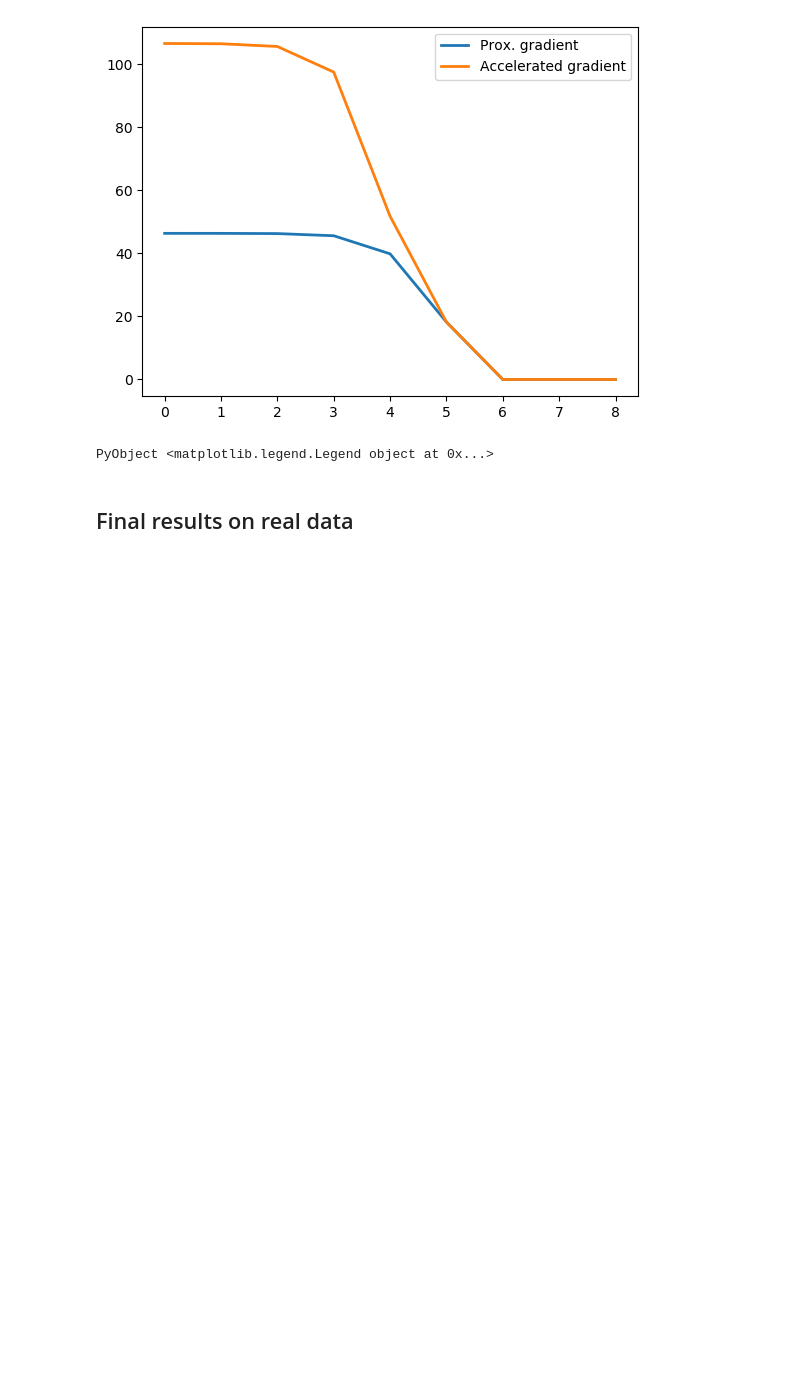
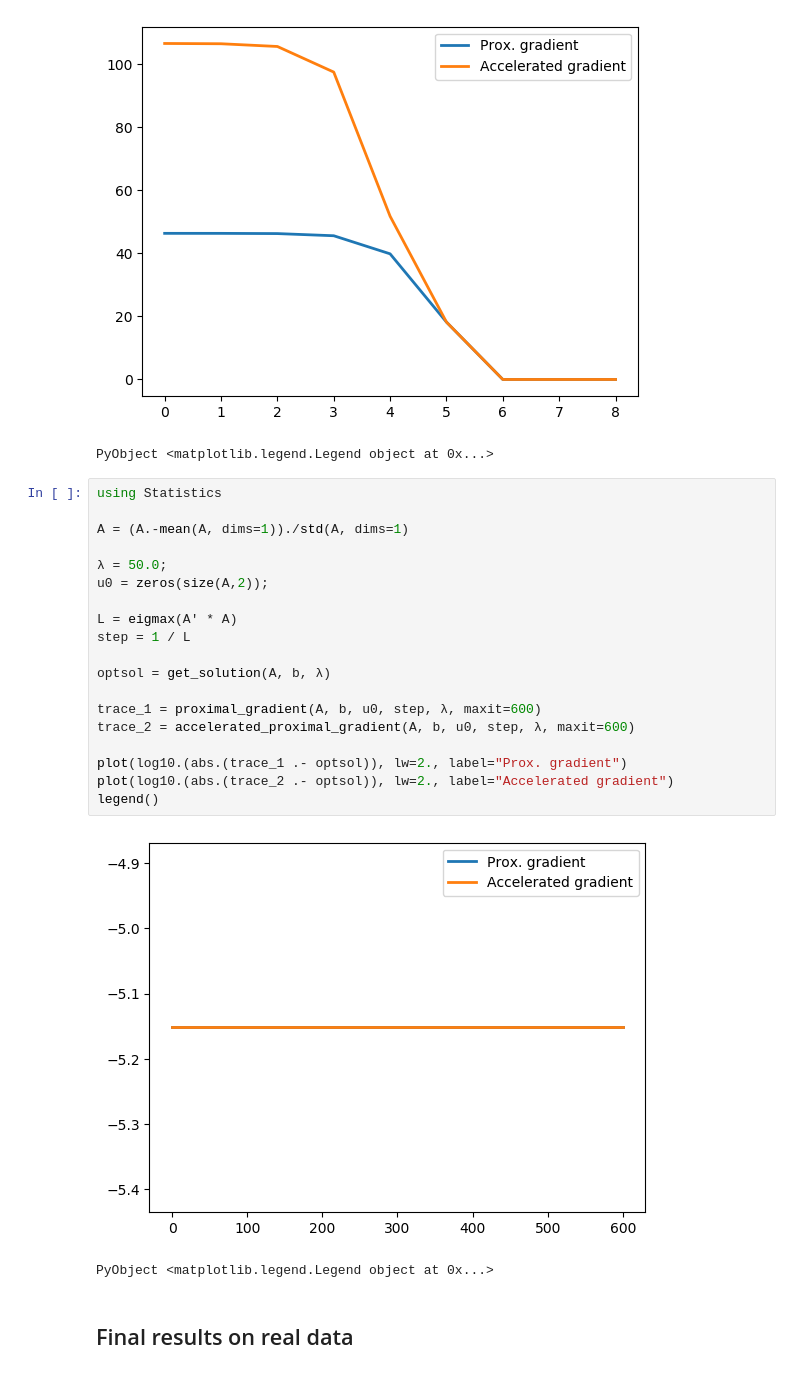
Before and after one commit to mzaffran/proximal_methods, a Jupyter notebook: proximal_gradient.ipynb, the cells around one changed output. Saved outputs shown, nothing was run; the diff lists cells and outputs as text; blank space fills up the shorter version.

```diff
--- a/proximal_gradient.ipynb
+++ b/proximal_gradient.ipynb
@@ -204,6 +204,28 @@ legend()
 # %% [output]
 [figure]
 PyObject <matplotlib.legend.Legend object at 0x...>
+# %%
+using Statistics
+
+A = (A.-mean(A, dims=1))./std(A, dims=1)
+
+λ = 50.0;
+u0 = zeros(size(A,2));
+
+L = eigmax(A' * A)
+step = 1 / L
+
+optsol = get_solution(A, b, λ)
+
+trace_1 = proximal_gradient(A, b, u0, step, λ, maxit=600)
+trace_2 = accelerated_proximal_gradient(A, b, u0, step, λ, maxit=600)
+
+plot(log10.(abs.(trace_1 .- optsol)), lw=2., label="Prox. gradient")
+plot(log10.(abs.(trace_2 .- optsol)), lw=2., label="Accelerated gradient")
+legend()
+# %% [output]
+[figure, added]
+PyObject <matplotlib.legend.Legend object at 0x...>
 # %% [markdown]
 ## Final results on real data
 # %%
```
Also changed, not shown: parts of 5 cells of this notebook.
